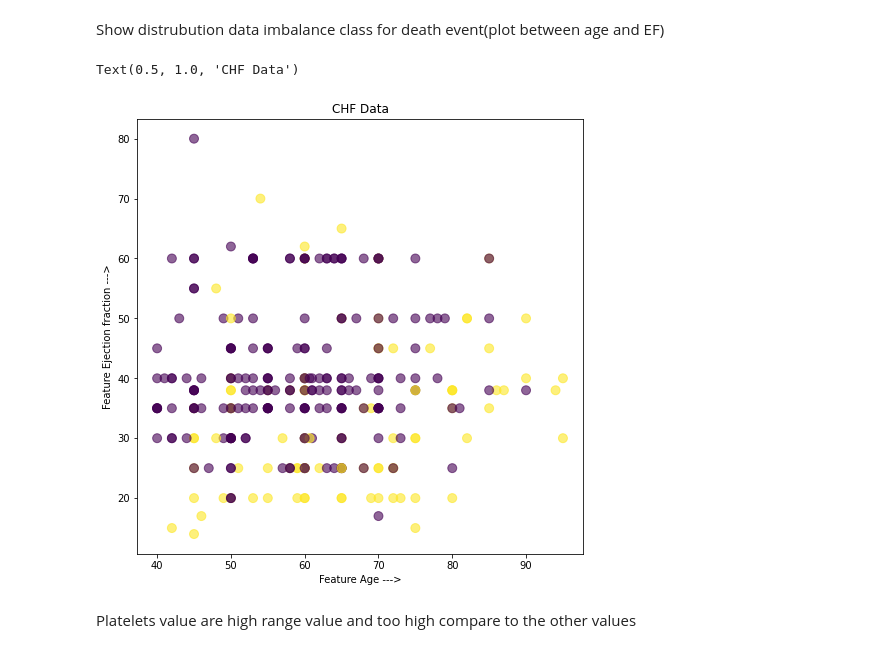
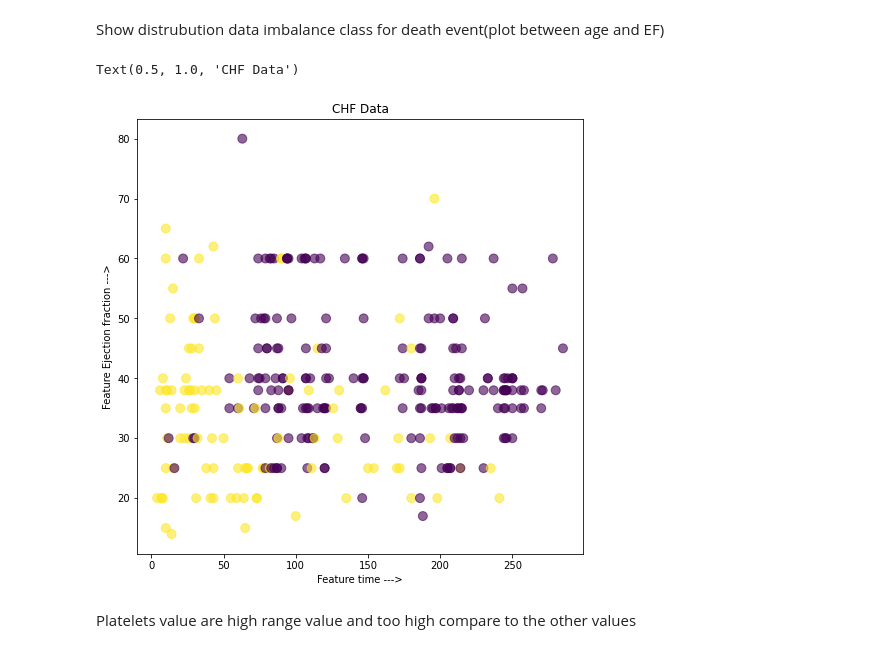
Before and after one commit to PRIMEADAWAS/CEB_Assignment, a Jupyter notebook: RADI 605 Modern Machine Learning/Adaboots/Adaptive Boosting Algorithm (AdaBoost)/RADI605_A1_PasitSupholkhan_(Assignment_Adaboost).ipynb, the cells around one changed output. Drawn from its saved outputs; the diff is of its cells as text; code cells hidden in the pictures.

```diff
--- a/RADI 605 Modern Machine Learning/Adaboots/Adaptive Boosting Algorithm (AdaBoost)/RADI605_A1_PasitSupholkhan_(Assignment_Adaboost).ipynb
+++ b/RADI 605 Modern Machine Learning/Adaboots/Adaptive Boosting Algorithm (AdaBoost)/RADI605_A1_PasitSupholkhan_(Assignment_Adaboost).ipynb
@@ -571,13 +573,13 @@ Show distrubution data imbalance class for death event(plot between age and EF)
 # %%
 # plot group by colors
 plt.figure(figsize=(8,8))
-plt.scatter(X['age    '],X['ejection_fraction '],c=y,s=80,alpha=0.6)
-plt.xlabel('Feature Age --->')
+plt.scatter(X['time'],X['ejection_fraction'],c=y,s=80,alpha=0.6)
+plt.xlabel('Feature time --->')
 plt.ylabel('Feature Ejection fraction --->')
 plt.title('CHF Data')
 # %% [output]
 Text(0.5, 1.0, 'CHF Data')
-[figure, old version]
+[figure, new version]
 # %% [markdown]
 Platelets value are high range value and too high compare to the other values
 # %%
```
Also changed, not shown: parts of 36 cells of this notebook.
